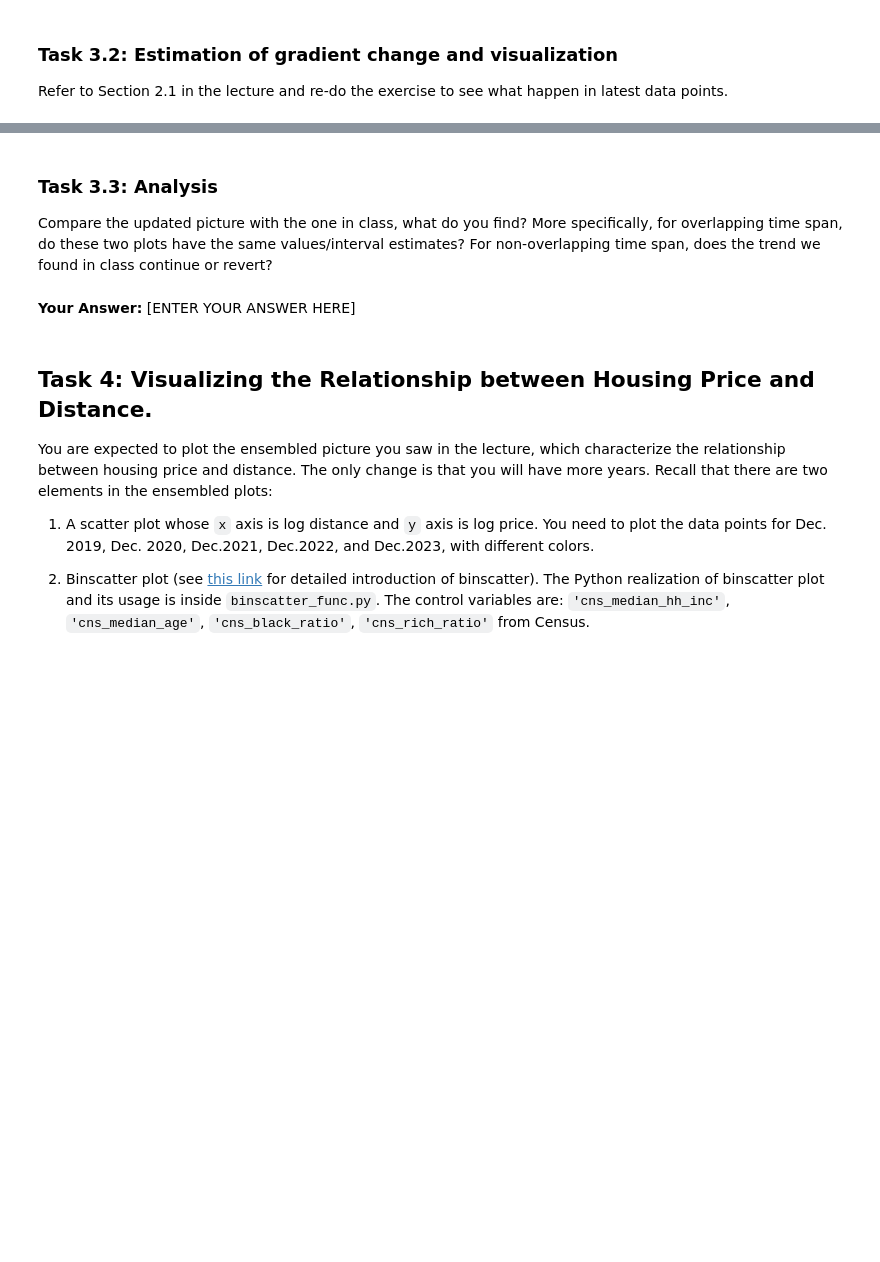
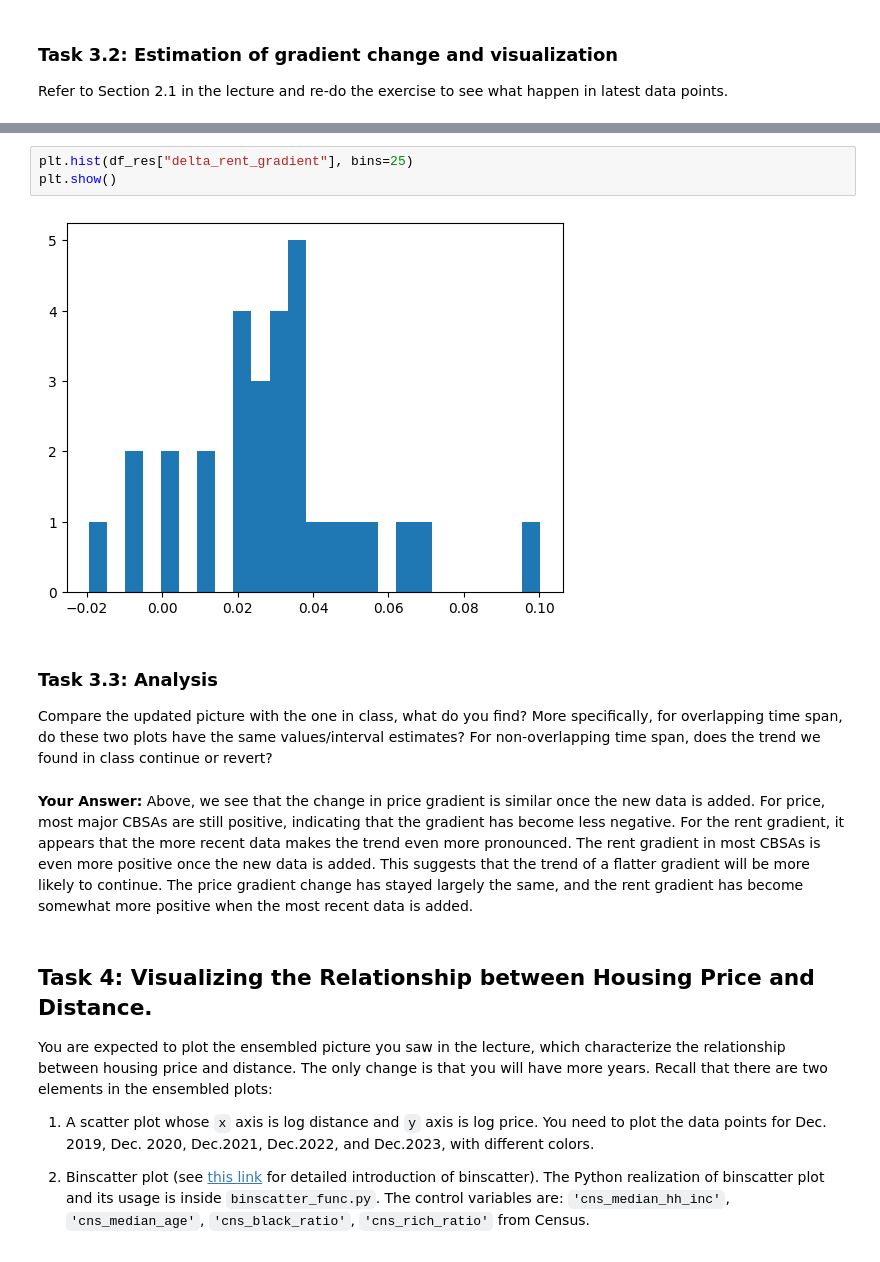
Before and after one commit to leobruell/real-estate-analytics, a Jupyter notebook: Module 5 - House Prices/Code/problem_sets/Module_5_Assignment_Leo_Bruell.ipynb, the cells around one changed output, grey strips where cells are left out. Cells and saved outputs as stored; diff of their text form; blank space fills up the shorter version.

```diff
--- a/Module 5 - House Prices/Code/problem_sets/Module_5_Assignment_Leo_Bruell.ipynb
+++ b/Module 5 - House Prices/Code/problem_sets/Module_5_Assignment_Leo_Bruell.ipynb
@@ -267,9 +376,14 @@ pass
+# %%
+plt.hist(df_res["delta_rent_gradient"], bins=25)
+plt.show()
+# %% [output]
+[figure, added]
 # %% [markdown]
 ### Task 3.3: Analysis
 
 Compare the updated picture with the one in class, what do you find? More specifically, for overlapping time span, do these two plots have the same values/interval estimates? For non-overlapping time span, does the trend we found in class continue or revert?
 # %% [markdown]
-**Your Answer:** [ENTER YOUR ANSWER HERE]
+**Your Answer:** Above, we see that the change in price gradient is similar once the new data is added. For price, most major CBSAs are still positive, indicating that the gradient has become less negative. For the rent gradient, it appears that the more recent data makes the trend even more pronounced. The rent gradient in most CBSAs is even more positive once the new data is added. This suggests that the trend of a flatter gradient will be more likely to continue. The price gradient change has stayed largely the same, and the rent gradient has become somewhat more positive when the most recent data is added.
 # %% [markdown]
 ## Task 4: Visualizing the Relationship between Housing Price and Distance.
 
```
Also changed, not shown: parts of 5 cells of this notebook.
